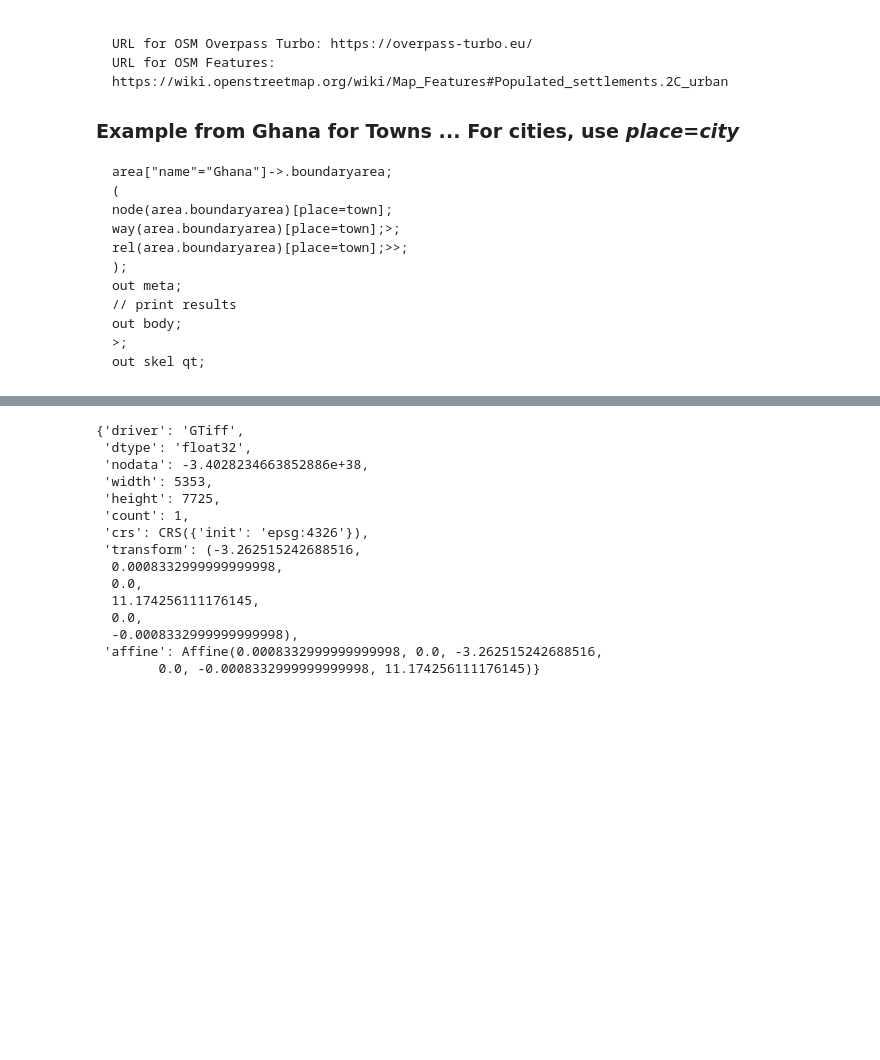
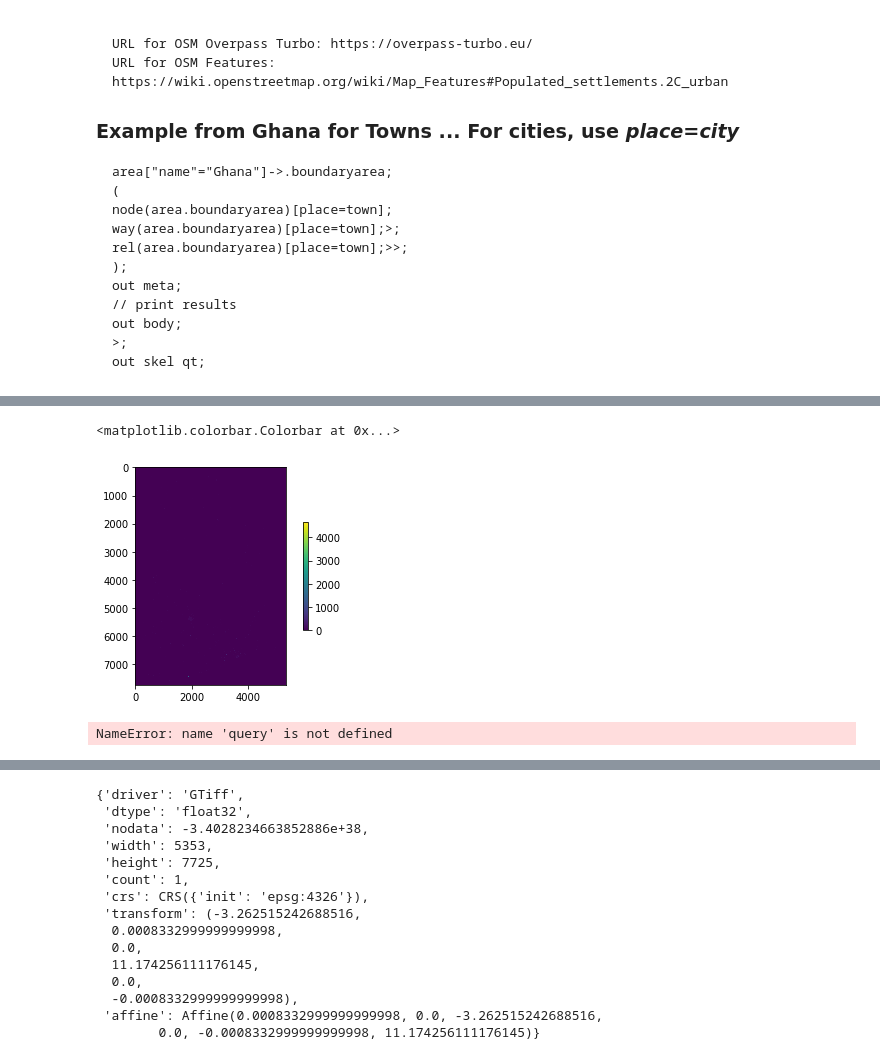
Before and after one commit to cascadet/AfricaUrbanPop, a Jupyter notebook: notebooks/jupyter/2018-10-12-Raster.ipynb, the cells around one changed output, grey strips where cells are left out. Cells and saved outputs as stored; diff of their text form; code cells hidden in the pictures; blank space fills up the shorter version.

Commit message:
"New Raster"

```diff
--- a/notebooks/jupyter/2018-10-12-Raster.ipynb
+++ b/notebooks/jupyter/2018-10-12-Raster.ipynb
@@ -33,2 +30,5 @@ filepath = "/Users/cascade/Github/NightTimeLightsAfrica/data/raw/worldpop/Ghana-
+# %%
+cwd = os.getcwd()
+filepath = "/home/cascade/tana-crunch-cascade/"
 # %%
 ghana100m_2010 = rasterio.open(filepath+"GHA10_040213.tif")
@@ -35,5 +46,17 @@ ghana100m_2010 = rasterio.open(filepath+"GHA10_040213.tif")
-# %%
-# be careful, this rewrites the meta data of the raw file
-
-with rasterio.open(filepath+"GHA10_040213.tif", 'r+') as ghana100m_2010:
-    ghana100m_2010.nodata = -3.4028234663852886e+38
+# %%
+test = ghana100m_2010.read(1)
+# %%
+import copy
+
+test_copy = copy.copy(test)
+test_copy[test<1] = 0
+
+plt.imshow(test_copy)
+plt.colorbar(shrink=0.5)
+# %% [output]
+<matplotlib.colorbar.Colorbar at 0x...>
+[figure, added]
+# %%
+query(test_copy)
+# %% [output]
+NameError: name 'query' is not defined
```
Also changed, not shown: parts of 3 cells of this notebook.
